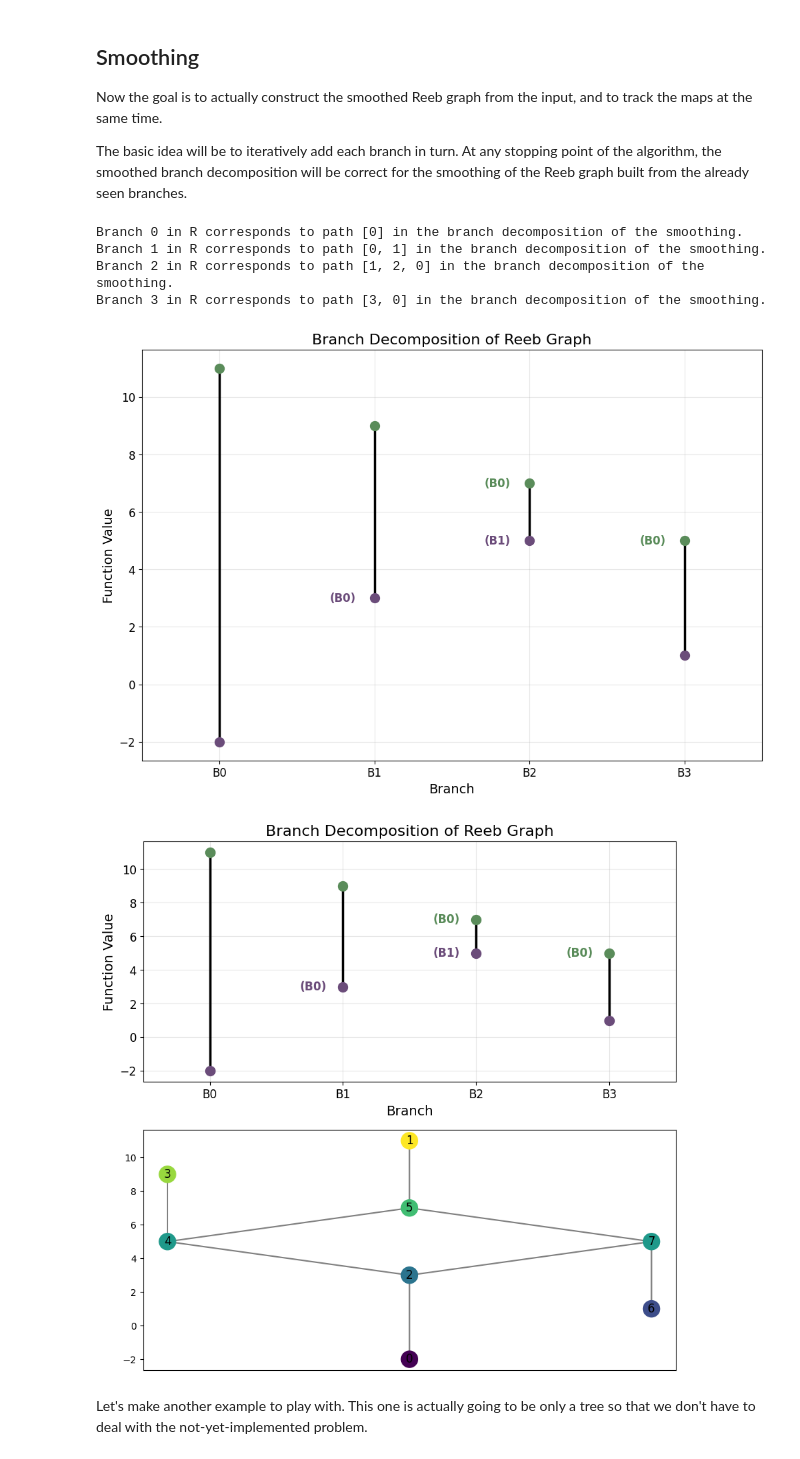
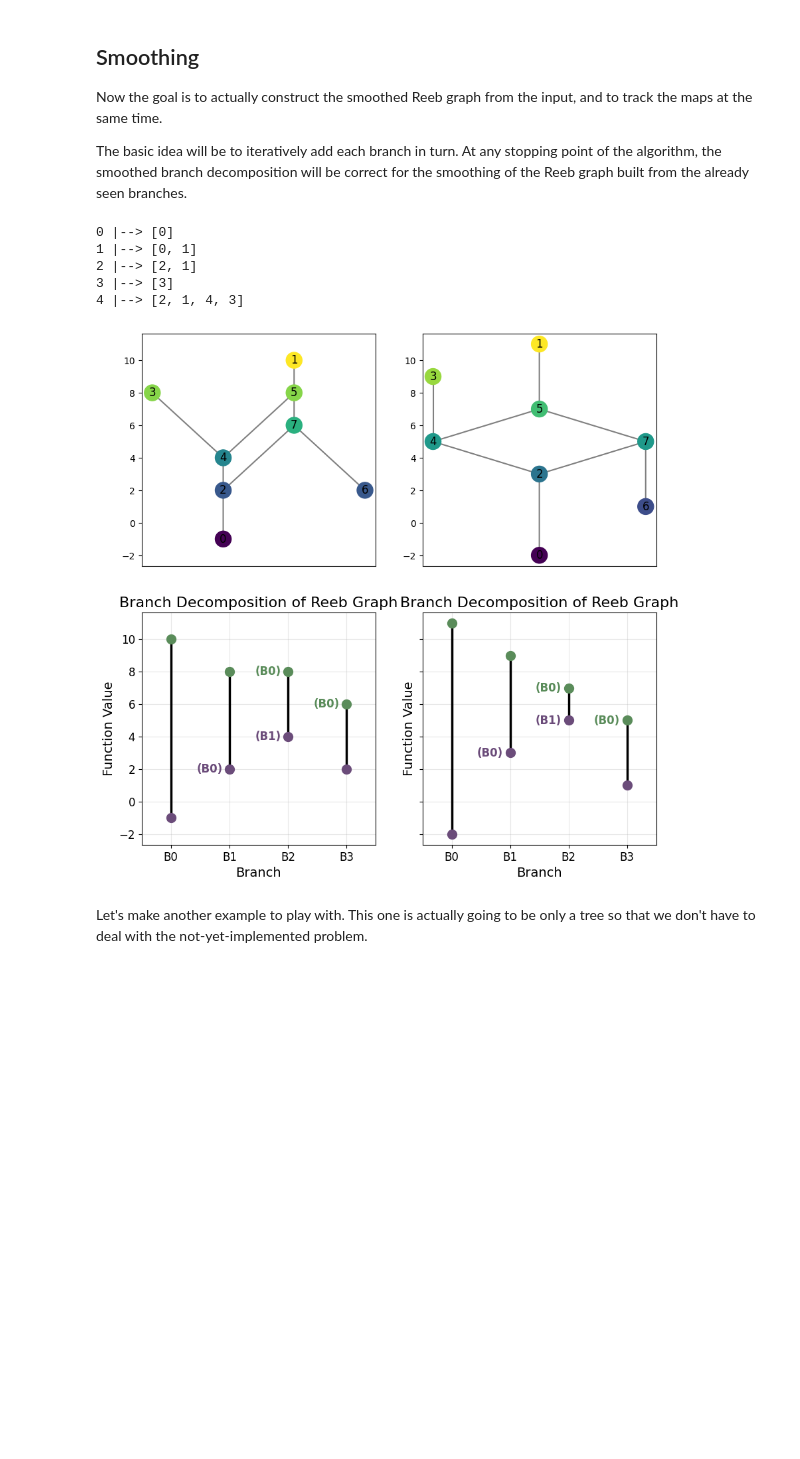
Before and after one commit to MunchLab/ceREEBerus, a Jupyter notebook: doc_source/experimental/sandbox_decomposition.ipynb, the cells around one changed output. Cells and saved outputs as stored; diff of their text form; code cells hidden in the pictures; blank space fills up the shorter version.

```diff
--- a/doc_source/experimental/sandbox_decomposition.ipynb
+++ b/doc_source/experimental/sandbox_decomposition.ipynb
@@ -268,21 +268,23 @@ Now the goal is to actually construct the smoothed Reeb graph from the input, an
 The basic idea will be to iteratively add each branch in turn. At any stopping point of the algorithm, the smoothed branch decomposition will be correct for the smoothing of the Reeb graph built from the already seen branches.
 # %%
 (outSmoothing, outMap) = myB.smooth(1)
-outSmoothing.draw()
 
-for i in range(len(myB)):
-    print(f"Branch {i} in R corresponds to path {outMap[i]} in the branch decomposition of the smoothing.")
+# Drawing
+fig, ax = plt.subplots(2,2, figsize=(10,10), sharey=True)
+myB.draw(ax = ax[1,0]);
+myB.reconstruct().draw(ax = ax[0,0])
+outSmoothing.reconstruct().draw(ax = ax[0,1]);
+outSmoothing.draw(ax = ax[1,1]);
 
-fig, ax = plt.subplots(2, figsize=(10,10), sharey=True)
-outSmoothing.draw(ax = ax[0]);
-outSmoothing.reconstruct().draw(ax = ax[1]);
+for i in range(len(T)):
+    print(f"{i} |--> {eta[i]}")
 # %% [output]
-Branch 0 in R corresponds to path [0] in the branch decomposition of the smoothing.
-Branch 1 in R corresponds to path [0, 1] in the branch decomposition of the smoothing.
-Branch 2 in R corresponds to path [1, 2, 0] in the branch decomposition of the smoothing.
-Branch 3 in R corresponds to path [3, 0] in the branch decomposition of the smoothing.
+0 |--> [0]
+1 |--> [0, 1]
+2 |--> [2, 1]
+3 |--> [3]
+4 |--> [2, 1, 4, 3]
-[figure, old version]
+[figure, new version]
-[figure, removed]
 # %% [markdown]
 Let's make another example to play with. This one is actually going to be only a tree so that we don't have to deal with the not-yet-implemented problem.
 # %%
```
Also changed, not shown: parts of 10 cells of this notebook.
